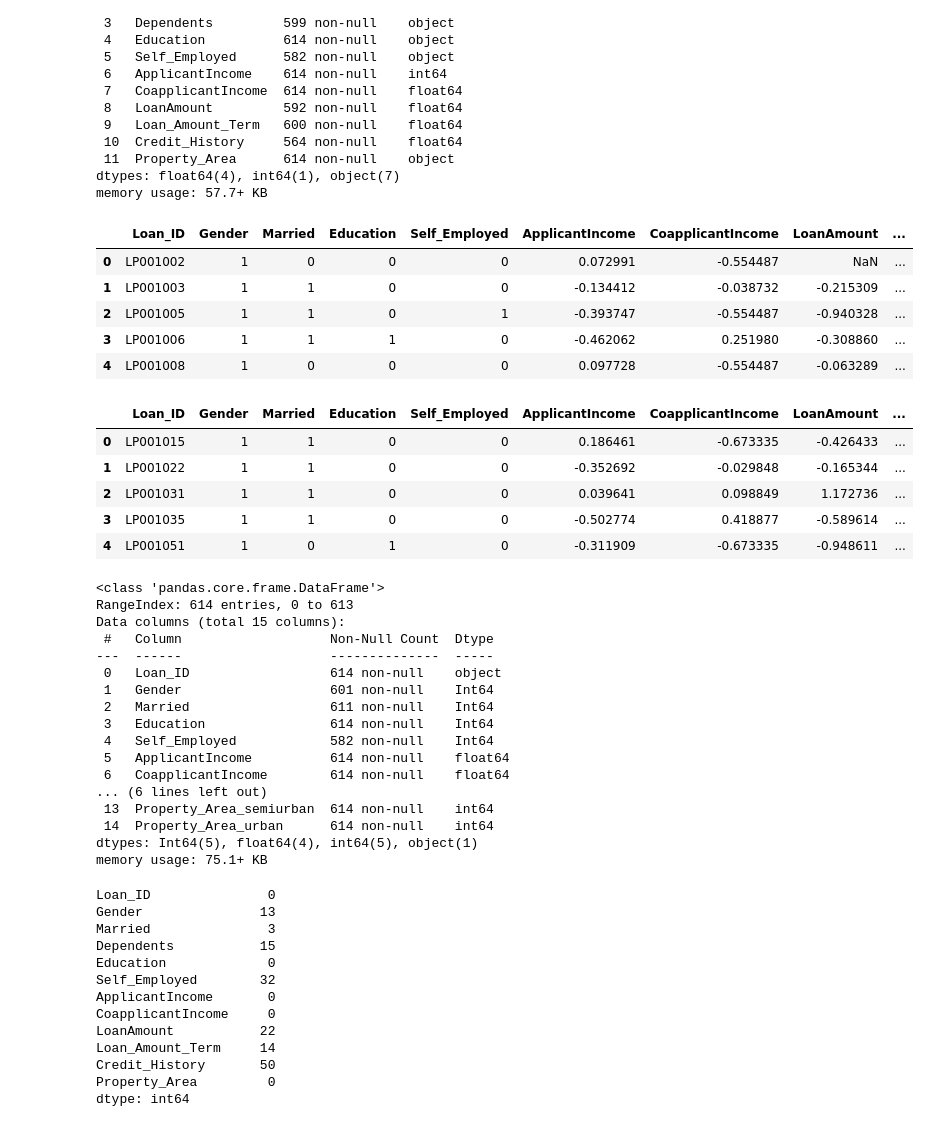
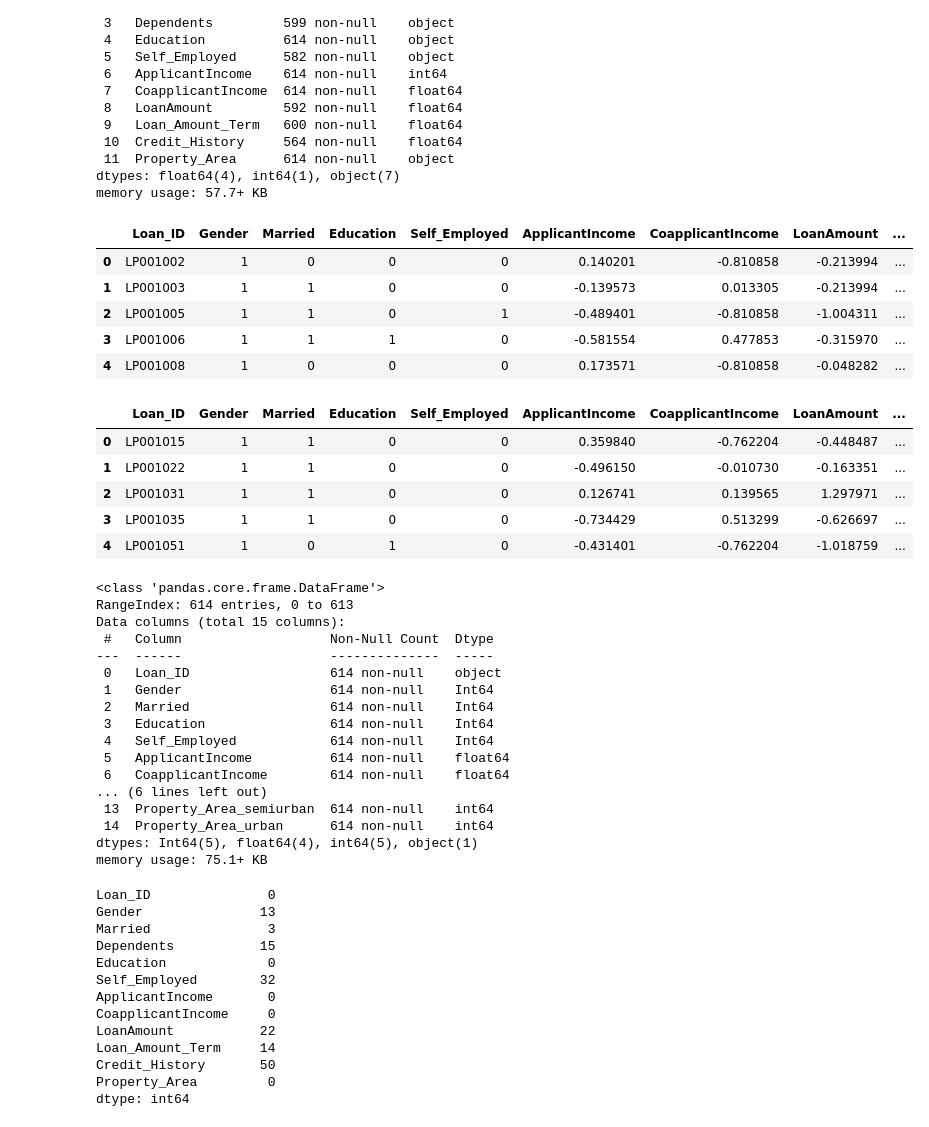
Before and after one commit to incognito-r/Hackathon, a Jupyter notebook: Loan-Prediction/model1.ipynb, the cells around one changed output. Cells and saved outputs as stored; diff of their text form; code cells hidden in the pictures.

```diff
--- a/Loan-Prediction/model1.ipynb
+++ b/Loan-Prediction/model1.ipynb
@@ -167,27 +167,27 @@ Data columns (total 12 columns):
 dtypes: float64(4), int64(1), object(7)
 memory usage: 57.7+ KB
 # %%
-df_X_train_cleaned, scaler = preprocess(df_X_train, ID='Loan_ID',treat_na=False, treat_outliers=False)
+df_X_train_cleaned, scaler = preprocess(df_X_train, ID='Loan_ID',treat_na=True, treat_outliers=True)
 df_X_train_cleaned.head()
 # %% [output]
 |  | Loan_ID | Gender | Married | Education | Self_Employed | ApplicantIncome | CoapplicantIncome | LoanAmount | ... |
-| 0 | LP001002 | 1 | 0 | 0 | 0 | 0.072991 | -0.554487 | NaN | ... |
-| 1 | LP001003 | 1 | 1 | 0 | 0 | -0.134412 | -0.038732 | -0.215309 | ... |
-| 2 | LP001005 | 1 | 1 | 0 | 1 | -0.393747 | -0.554487 | -0.940328 | ... |
-| 3 | LP001006 | 1 | 1 | 1 | 0 | -0.462062 | 0.251980 | -0.308860 | ... |
-| 4 | LP001008 | 1 | 0 | 0 | 0 | 0.097728 | -0.554487 | -0.063289 | ... |
+| 0 | LP001002 | 1 | 0 | 0 | 0 | 0.140201 | -0.810858 | -0.213994 | ... |
+| 1 | LP001003 | 1 | 1 | 0 | 0 | -0.139573 | 0.013305 | -0.213994 | ... |
+| 2 | LP001005 | 1 | 1 | 0 | 1 | -0.489401 | -0.810858 | -1.004311 | ... |
+| 3 | LP001006 | 1 | 1 | 1 | 0 | -0.581554 | 0.477853 | -0.315970 | ... |
+| 4 | LP001008 | 1 | 0 | 0 | 0 | 0.173571 | -0.810858 | -0.048282 | ... |
 # %%
 # df_X_train_cleaned.describe([.01,.02,.03,.04,.05,.95,.96,.97,.98,.99])
 # %%
-df_X_test_cleaned, _ = preprocess(df_X_test, ID='Loan_ID',treat_na=False, treat_outliers=False)
+df_X_test_cleaned, _ = preprocess(df_X_test, ID='Loan_ID',treat_na=True, treat_outliers=True)
 df_X_test_cleaned.head()
 # %% [output]
 |  | Loan_ID | Gender | Married | Education | Self_Employed | ApplicantIncome | CoapplicantIncome | LoanAmount | ... |
-| 0 | LP001015 | 1 | 1 | 0 | 0 | 0.186461 | -0.673335 | -0.426433 | ... |
-| 1 | LP001022 | 1 | 1 | 0 | 0 | -0.352692 | -0.029848 | -0.165344 | ... |
-| 2 | LP001031 | 1 | 1 | 0 | 0 | 0.039641 | 0.098849 | 1.172736 | ... |
-| 3 | LP001035 | 1 | 1 | 0 | 0 | -0.502774 | 0.418877 | -0.589614 | ... |
-| 4 | LP001051 | 1 | 0 | 1 | 0 | -0.311909 | -0.673335 | -0.948611 | ... |
+| 0 | LP001015 | 1 | 1 | 0 | 0 | 0.359840 | -0.762204 | -0.448487 | ... |
+| 1 | LP001022 | 1 | 1 | 0 | 0 | -0.496150 | -0.010730 | -0.163351 | ... |
+| 2 | LP001031 | 1 | 1 | 0 | 0 | 0.126741 | 0.139565 | 1.297971 | ... |
+| 3 | LP001035 | 1 | 1 | 0 | 0 | -0.734429 | 0.513299 | -0.626697 | ... |
+| 4 | LP001051 | 1 | 0 | 1 | 0 | -0.431401 | -0.762204 | -1.018759 | ... |
 # %%
 df_X_train_cleaned.info()
 # %% [output]
@@ -197,10 +197,10 @@ Data columns (total 15 columns):
  #   Column                   Non-Null Count  Dtype
 ---  ------                   --------------  -----
  0   Loan_ID                  614 non-null    object
- 1   Gender                   601 non-null    Int64
- 2   Married                  611 non-null    Int64
+ 1   Gender                   614 non-null    Int64
+ 2   Married                  614 non-null    Int64
  3   Education                614 non-null    Int64
- 4   Self_Employed            582 non-null    Int64
+ 4   Self_Employed            614 non-null    Int64
  5   ApplicantIncome          614 non-null    float64
  6   CoapplicantIncome        614 non-null    float64
 ... (6 lines left out)
```
Also changed, not shown: parts of 5 cells of this notebook, 2 other files.
